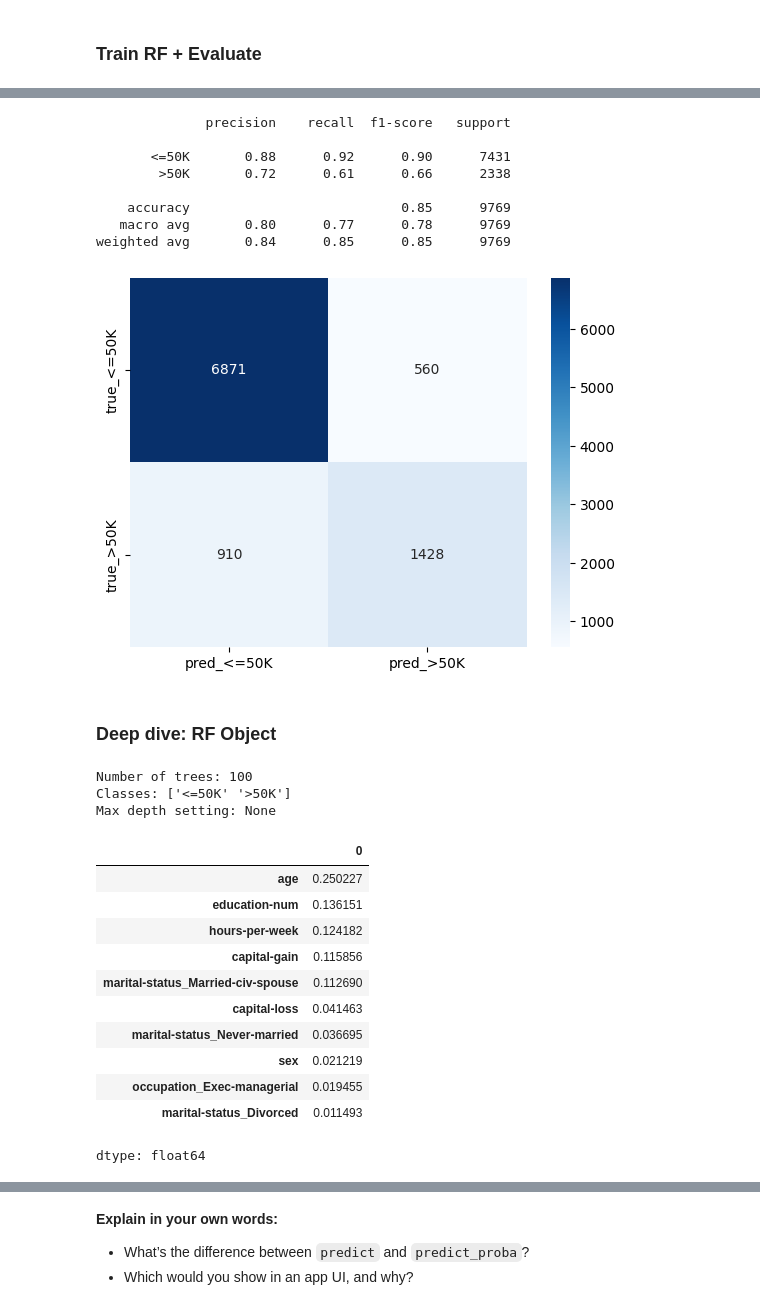
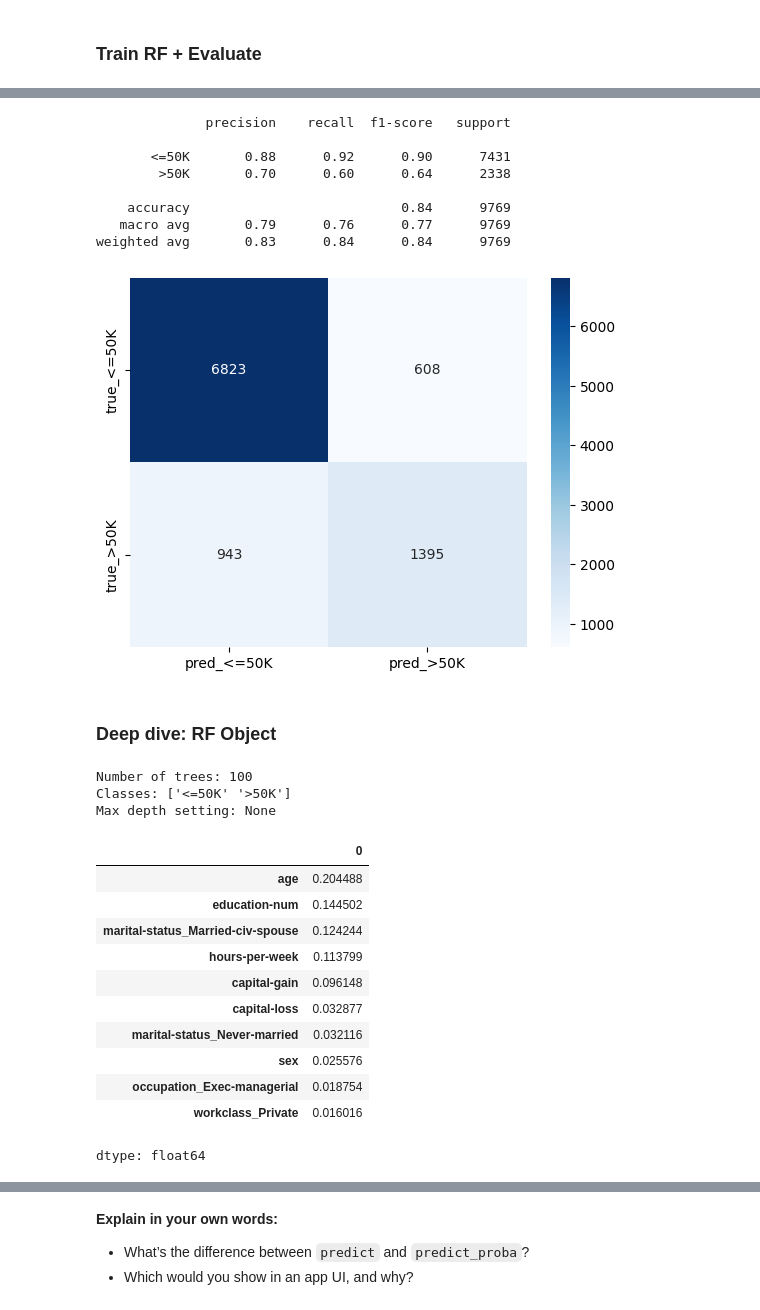
Before and after one commit to anishsundaram1/dl-survey-live-lab-2025, a Jupyter notebook: notebooks/01_baseline_random_forest_gradio.ipynb, the cells around one changed output, grey strips where cells are left out. Cells and saved outputs as stored; diff of their text form; code cells hidden in the pictures.

```diff
--- a/notebooks/01_baseline_random_forest_gradio.ipynb
+++ b/notebooks/01_baseline_random_forest_gradio.ipynb
@@ -164,3 +196,7 @@ X_train_final.shape, X_test_final.shape
 - `RobustScaler` ?
 # %% [markdown]
 ### Train RF + Evaluate
+# %%
+X_train, y_train = resample(X_train_final, y_train,
+                                                    replace=False, n_samples=2000,
+                                                    random_state=42, stratify=y_train)
@@ -167,26 +219,26 @@ X_train_final.shape, X_test_final.shape
 # %%
 # 7) Train a baseline Random Forest
 rf = RandomForestClassifier(n_estimators=100, random_state=42)
-rf.fit(X_train_final, y_train)
+rf.fit(X_train, y_train)
 
 y_pred = rf.predict(X_test_final)
 print(classification_report(y_test, y_pred))
 
 cm = confusion_matrix(y_test, y_pred, labels=rf.classes_)
 sns.heatmap(pd.DataFrame(cm, index=[f"true_{c}" for c in rf.classes_],
                             columns=[f"pred_{c}" for c in rf.classes_]),
             annot=True, fmt="d", cmap="Blues")
 plt.show()
 # %% [output]
               precision    recall  f1-score   support
 
        <=50K       0.88      0.92      0.90      7431
-        >50K       0.72      0.61      0.66      2338
+        >50K       0.70      0.60      0.64      2338
 
-    accuracy                           0.85      9769
-   macro avg       0.80      0.77      0.78      9769
-weighted avg       0.84      0.85      0.85      9769
+    accuracy                           0.84      9769
+   macro avg       0.79      0.76      0.77      9769
+weighted avg       0.83      0.84      0.84      9769
-[figure, old version]
+[figure, new version]
 # %% [markdown]
 ### Deep dive: RF Object
 # %%
@@ -203,16 +255,16 @@ Number of trees: 100
 Classes: ['<=50K' '>50K']
 Max depth setting: None
 |  | 0 |
-| age | 0.250227 |
-| education-num | 0.136151 |
-| hours-per-week | 0.124182 |
-| capital-gain | 0.115856 |
-| marital-status_Married-civ-spouse | 0.112690 |
-| capital-loss | 0.041463 |
-| marital-status_Never-married | 0.036695 |
-| sex | 0.021219 |
-| occupation_Exec-managerial | 0.019455 |
-| marital-status_Divorced | 0.011493 |
+| age | 0.204488 |
+| education-num | 0.144502 |
+| marital-status_Married-civ-spouse | 0.124244 |
+| hours-per-week | 0.113799 |
+| capital-gain | 0.096148 |
+| capital-loss | 0.032877 |
+| marital-status_Never-married | 0.032116 |
+| sex | 0.025576 |
+| occupation_Exec-managerial | 0.018754 |
+| workclass_Private | 0.016016 |
 dtype: float64
 # %%
 # Predict vs predict_proba
```
Also changed, not shown: parts of 19 cells of this notebook.
